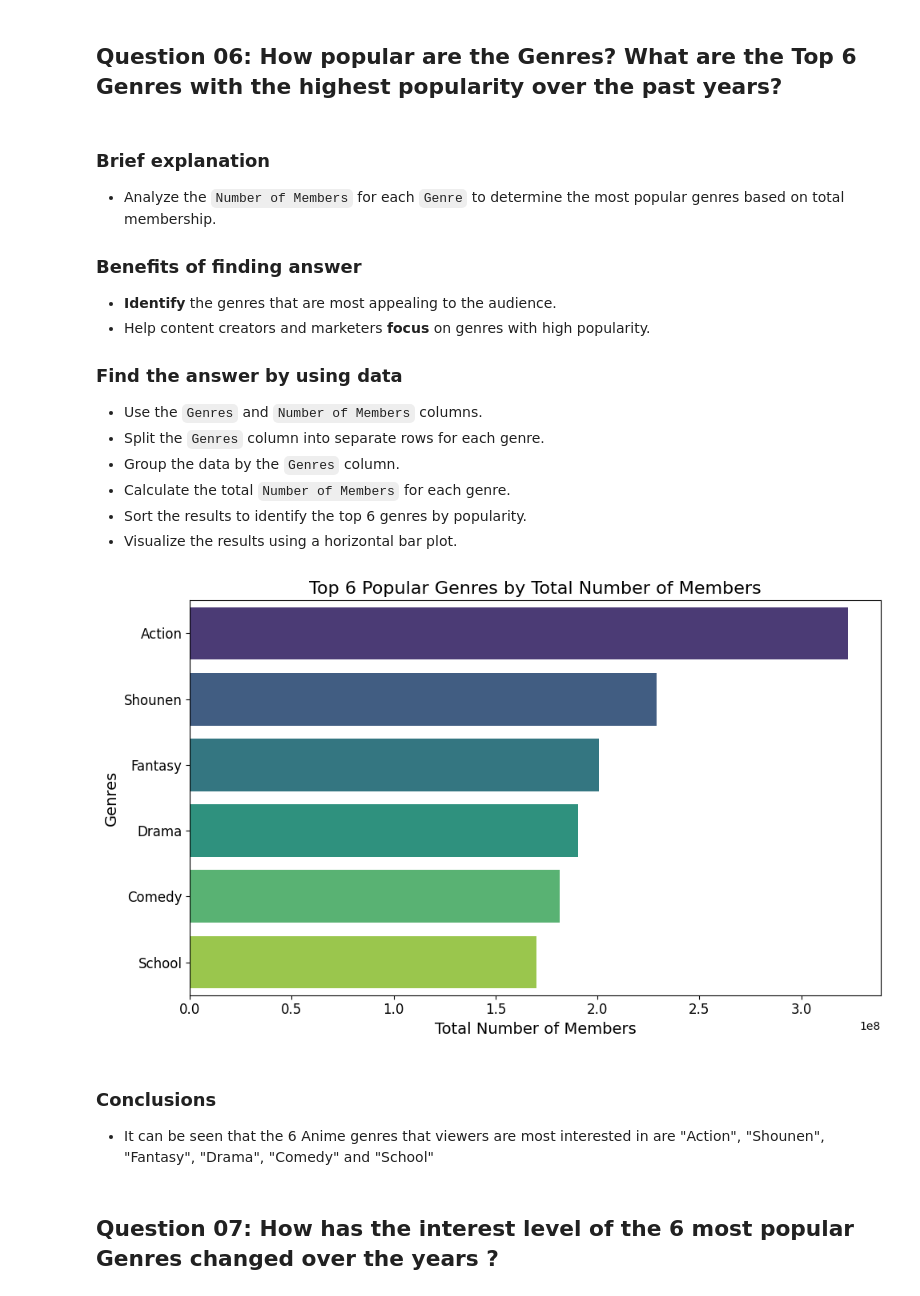
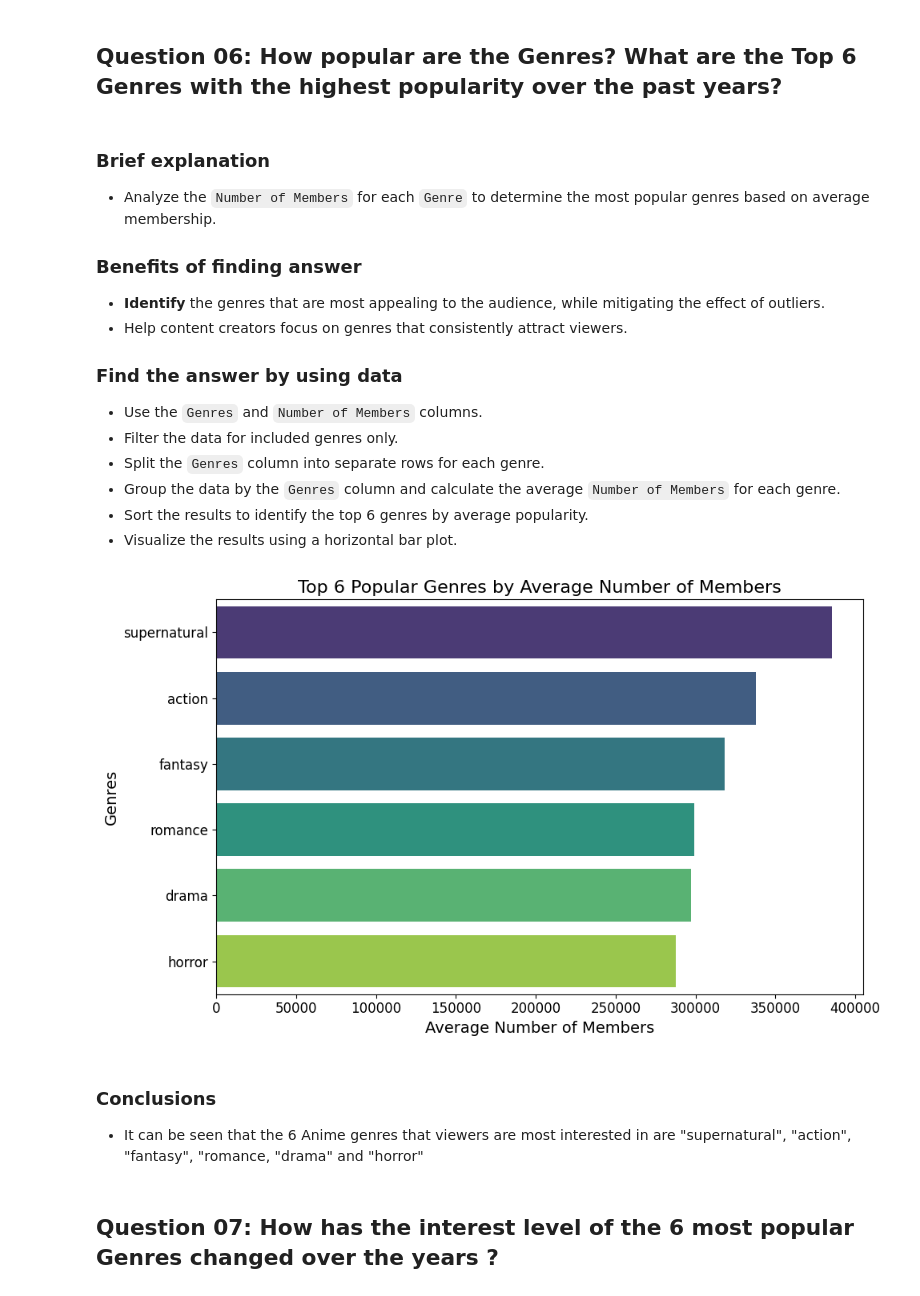
Before and after one commit to lib2509/Intro_to_DS_Final_Project, a Jupyter notebook: data_analysis.ipynb, the cells around one changed output. Saved outputs shown, nothing was run; the diff lists cells and outputs as text; code cells hidden in the pictures.

```diff
--- a/data_analysis.ipynb
+++ b/data_analysis.ipynb
@@ -307,18 +307,18 @@ anime_data
 ## Question 06: How popular are the Genres? What are the Top 6 Genres with the highest popularity over the past years?
 # %% [markdown]
 ### Brief explanation
-- Analyze the `Number of Members` for each `Genre` to determine the most popular genres based on total membership.
+- Analyze the `Number of Members` for each `Genre` to determine the most popular genres based on average membership.
 
 ### Benefits of finding answer
-- **Identify** the genres that are most appealing to the audience.
-- Help content creators and marketers **focus** on genres with high popularity.
+- **Identify** the genres that are most appealing to the audience, while mitigating the effect of outliers.
+- Help content creators focus on genres that consistently attract viewers.
 
 ### Find the answer by using data
 - Use the `Genres` and `Number of Members` columns.
+- Filter the data for included genres only.
 - Split the `Genres` column into separate rows for each genre.
-- Group the data by the `Genres` column.
-- Calculate the total `Number of Members` for each genre.
-- Sort the results to identify the top 6 genres by popularity.
+- Group the data by the `Genres` column and calculate the average `Number of Members` for each genre.
+- Sort the results to identify the top 6 genres by average popularity.
 - Visualize the results using a horizontal bar plot.
 # %%
 # Create a copy of the data to avoid modifying the original dataset
@@ -328,36 +328,37 @@ anime_data_copy['Year'] = anime_data_copy['Premiered Season'].str.extract(r'(\d{
 # Explode the 'Genres' column to count each genre separately
 anime_data_copy['Genres'] = anime_data_copy['Genres'].str.split(', ')
 anime_data_exploded = anime_data_copy.explode('Genres')
-
-# Calculate the total number of members for each genre
-genre_popularity = anime_data_exploded.groupby('Genres')['Number of Members'].sum().sort_values(ascending=False).head(6)
+anime_data_exploded['Genres'] = anime_data_exploded['Genres'].str.lower()
+filtered_data = anime_data_exploded[anime_data_exploded['Genres'].isin(included_genres)]
+# Calculate the average number of members for each genre
+genre_popularity = filtered_data.groupby('Genres')['Number of Members'].mean().sort_values(ascending=False).head(6)
 # %%
 # Create a bar plot
 plt.figure(figsize=(10, 6))
 sns.barplot(
     x=genre_popularity.values,
     y=genre_popularity.index,
     hue=genre_popularity.index,
     dodge=False,
     palette='viridis',
     legend=False
 )
 
 # Customize the plot
-plt.title('Top 6 Popular Genres by Total Number of Members', fontsize=16)
-plt.xlabel('Total Number of Members', fontsize=14)
+plt.title('Top 6 Popular Genres by Average Number of Members', fontsize=16)
+plt.xlabel('Average Number of Members', fontsize=14)
 plt.ylabel('Genres', fontsize=14)
 plt.xticks(fontsize=12)
 plt.yticks(fontsize=12)
 plt.tight_layout()
 
 # Display the plot
 plt.show()
 # %% [output]
-[figure, old version]
+[figure, new version]
 # %% [markdown]
 ### Conclusions
-- It can be seen that the 6 Anime genres that viewers are most interested in are "Action", "Shounen", "Fantasy", "Drama", "Comedy" and "School"
+- It can be seen that the 6 Anime genres that viewers are most interested in are "supernatural", "action", "fantasy", "romance, "drama" and "horror"
 # %% [markdown]
 ## Question 07: How has the interest level of the 6 most popular Genres changed over the years ?
 # %% [markdown]
```
Also changed, not shown: parts of 26 cells of this notebook, 3 other files.
